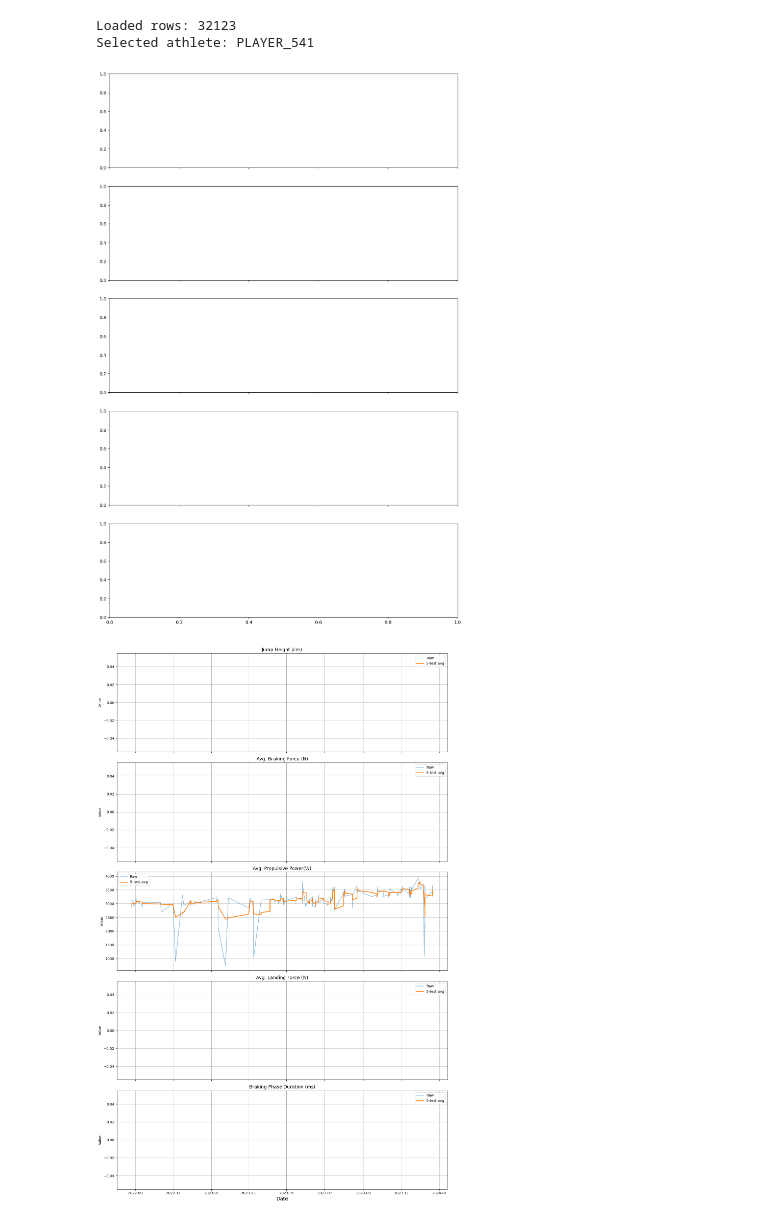
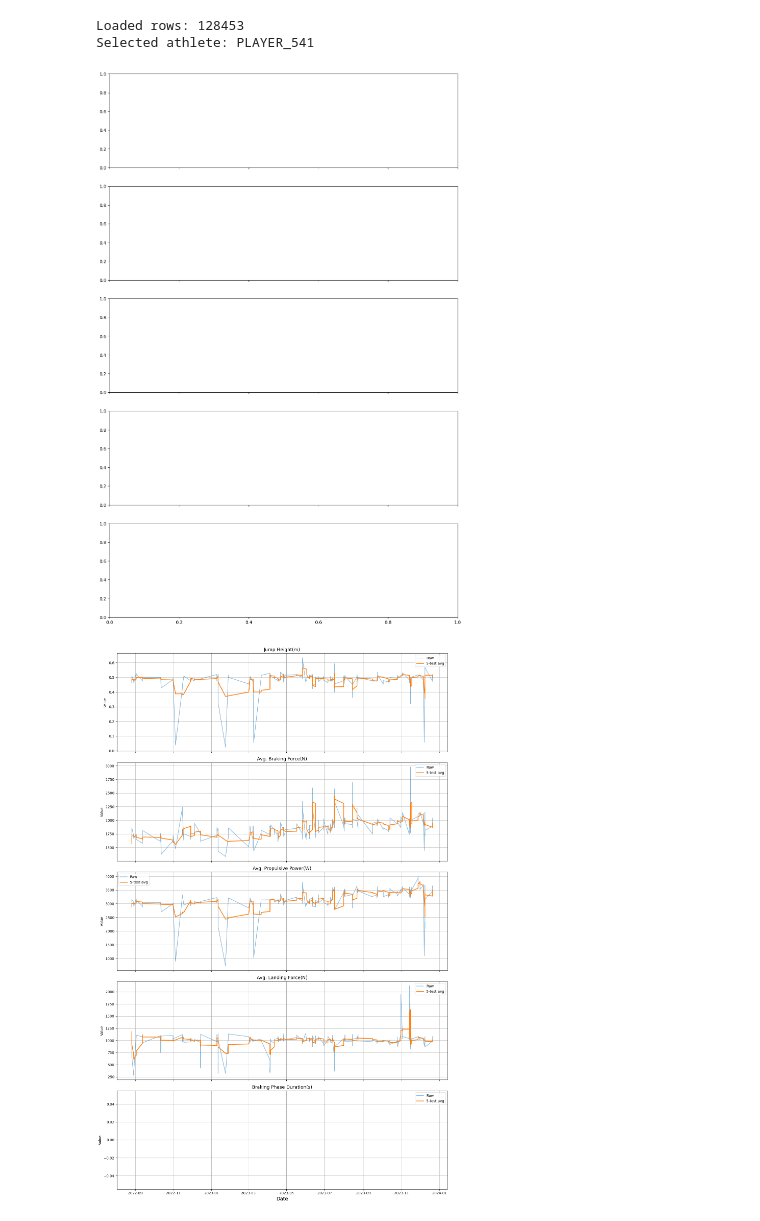
Before and after one commit to gal-legos/507_groupproject_2025, a Jupyter notebook: part3_viz_individual.ipynb, the cells around one changed output. Cells and saved outputs as stored; diff of their text form; code cells hidden in the pictures.

```diff
--- a/part3_viz_individual.ipynb
+++ b/part3_viz_individual.ipynb
@@ -1,24 +1,41 @@
 # %%
+from sqlalchemy import create_engine
 import pandas as pd
+import os
+from dotenv import load_dotenv
+import sqlalchemy
+from sqlalchemy import create_engine, text
+import pymysql
 import matplotlib.pyplot as plt
 import seaborn as sns
-from sqlalchemy import create_engine, text
-from dotenv import load_dotenv
-import os
+import numpy as np
+from scipy import stats
+from sqlalchemy.exc import OperationalError, ProgrammingError
+from datetime import datetime, timedelta
 
-load_dotenv()
 
-engine = create_engine(
-    f"mysql+pymysql://{os.getenv('DB_USER')}:{os.getenv('DB_PASSWORD')}"
-    f"@{os.getenv('DB_HOST')}:3306/{os.getenv('DB_NAME')}"
-)
+load_dotenv('test.env')
+load_dotenv('test.env', override=True)
+
+sql_username = os.getenv('DB_USER')
+sql_password = os.getenv('DB_PASSWORD')
+sql_host = os.getenv('DB_HOST')
+sql_database = os.getenv('DB_NAME')
+
+sql_username
+
+# with SSL off
+
+url_string = f"mysql+pymysql://{sql_username}:{sql_password}@{sql_host}:3306/{sql_database}"
+
+conn = create_engine(url_string)
 
 metrics_list = [
-    "Jump Height (cm)",
-    "Avg. Braking Force (N)",
+    "Jump Height(m)",
+    "Avg. Braking Force(N)",
     "Avg. Propulsive Power(W)",
-    "Avg. Landing Force (N)",
-    "Braking Phase Duration (ms)"
+    "Avg. Braking Power(W)",
+    "Braking Phase Duration(s)"
 ]
 
 # -------- Load df for all metrics --------
@@ -30,7 +47,7 @@ for m in metrics_list:
         FROM {os.getenv('DB_TABLE')}
         WHERE metric = '{m}'
     """)
-    df = pd.read_sql(query, engine)
+    df = pd.read_sql(query, conn)
     df["timestamp"] = pd.to_datetime(df["timestamp"])
     df["metric_name"] = m
     full_df.append(df)
@@ -43,32 +60,32 @@ athlete = full_df["playername"].value_counts().index[0]
 print("Selected athlete:", athlete)
 
 athlete_df = full_df[full_df["playername"] == athlete]
 
 # -------- Create figure with 5 subplots --------
 fig, axes = plt.subplots(len(metrics_list), 1, figsize=(14, 22), sharex=True)
 
 # -------- Create figure with 5 subplots --------
 fig, axes = plt.subplots(len(metrics_list), 1, figsize=(14, 22), sharex=True)
 
 for i, metric in enumerate(metrics_list):
     df_m = athlete_df[athlete_df["metric_name"] == metric].sort_values("timestamp")
 
     # Rolling smoothing
     df_m["rolling"] = df_m["value"].rolling(5, min_periods=1).mean()
 
     axes[i].plot(df_m["timestamp"], df_m["value"], label="Raw", alpha=0.5)
     axes[i].plot(df_m["timestamp"], df_m["rolling"], label="5-test avg", linewidth=2)
 
     axes[i].set_title(metric, fontsize=13)
     axes[i].set_ylabel("Value")
     axes[i].grid(True)
     axes[i].legend()
 
 plt.xlabel("Date", fontsize=14)
 plt.tight_layout()
 plt.show()
 # %% [output]
-Loaded rows: 32123
+Loaded rows: 128453
 Selected athlete: PLAYER_541
 [figure]
-[figure, old version]
+[figure, new version]
```
Also changed, not shown: 3 other files.
